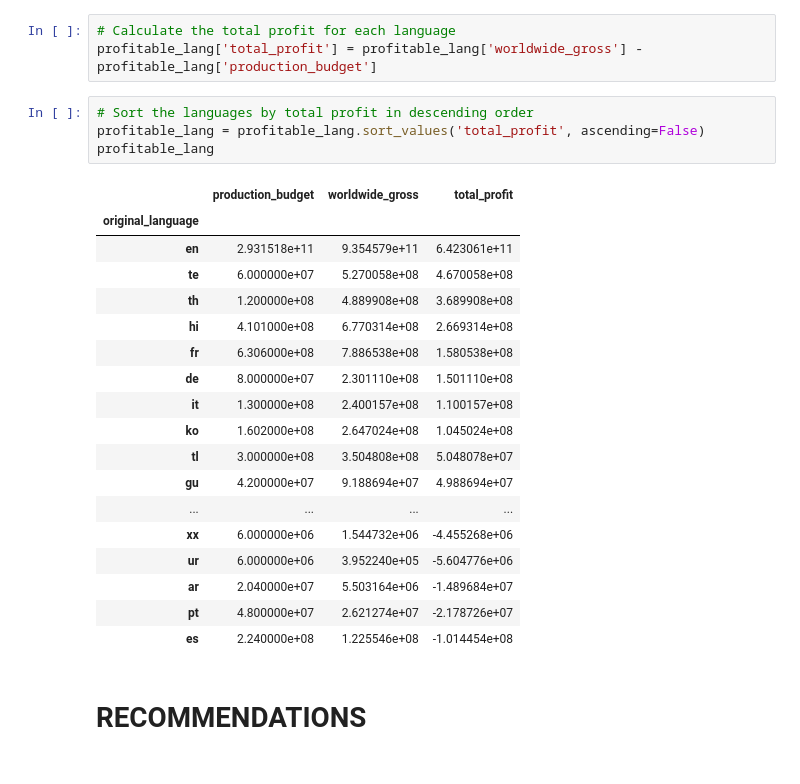
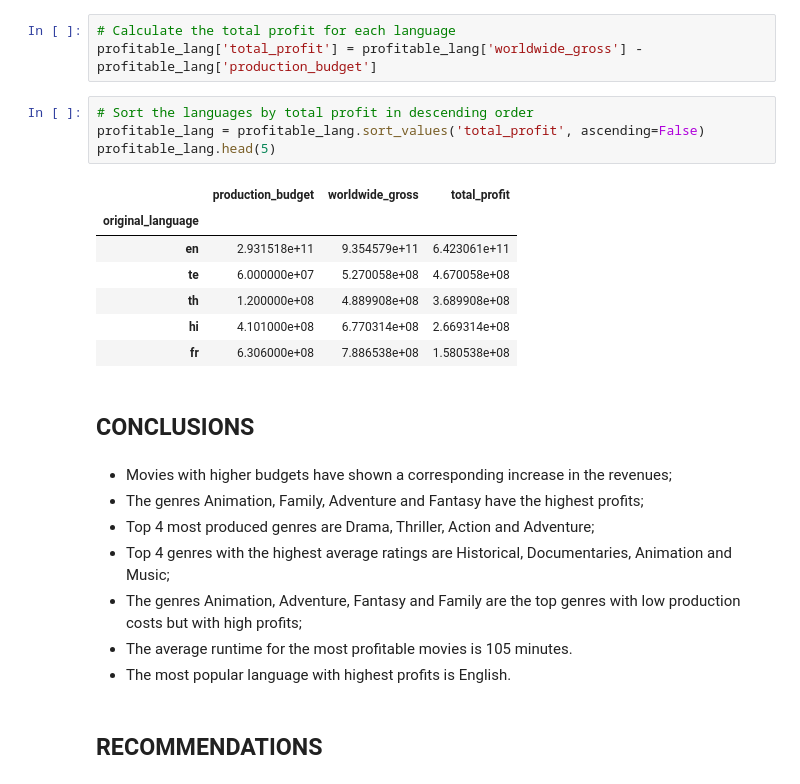
Before and after one commit to Muthoni-Kahura/dsc-phase-1-project, a Jupyter notebook: Phase_1_Project.ipynb, the cells around one changed output. Saved outputs shown, nothing was run; the diff lists cells and outputs as text.

```diff
--- a/Phase_1_Project.ipynb
+++ b/Phase_1_Project.ipynb
@@ -1321,25 +1313,24 @@ profitable_lang['total_profit'] = profitable_lang['worldwide_gross'] - profitabl
 # %%
 # Sort the languages by total profit in descending order
 profitable_lang = profitable_lang.sort_values('total_profit', ascending=False)
-profitable_lang
+profitable_lang.head(5)
 # %% [output]
 |  | production_budget | worldwide_gross | total_profit |
 | original_language |  |  |  |
 | en | 2.931518e+11 | 9.354579e+11 | 6.423061e+11 |
 | te | 6.000000e+07 | 5.270058e+08 | 4.670058e+08 |
 | th | 1.200000e+08 | 4.889908e+08 | 3.689908e+08 |
 | hi | 4.101000e+08 | 6.770314e+08 | 2.669314e+08 |
 | fr | 6.306000e+08 | 7.886538e+08 | 1.580538e+08 |
-| de | 8.000000e+07 | 2.301110e+08 | 1.501110e+08 |
-| it | 1.300000e+08 | 2.400157e+08 | 1.100157e+08 |
-| ko | 1.602000e+08 | 2.647024e+08 | 1.045024e+08 |
-| tl | 3.000000e+08 | 3.504808e+08 | 5.048078e+07 |
-| gu | 4.200000e+07 | 9.188694e+07 | 4.988694e+07 |
-| ... | ... | ... | ... |
-| xx | 6.000000e+06 | 1.544732e+06 | -4.455268e+06 |
-| ur | 6.000000e+06 | 3.952240e+05 | -5.604776e+06 |
-| ar | 2.040000e+07 | 5.503164e+06 | -1.489684e+07 |
-| pt | 4.800000e+07 | 2.621274e+07 | -2.178726e+07 |
-| es | 2.240000e+08 | 1.225546e+08 | -1.014454e+08 |
+# %% [markdown]
+## CONCLUSIONS
+# %% [markdown]
+* Movies with higher budgets have shown a corresponding increase in the revenues;
+* The genres Animation, Family, Adventure and Fantasy have the highest profits;
+* Top 4 most produced genres are Drama, Thriller, Action and Adventure;
+* Top 4 genres with the highest average ratings are Historical, Documentaries, Animation and Music;
+* The genres Animation, Adventure, Fantasy and Family are the top genres with low production costs but with high profits;
+* The average runtime for the most profitable movies is 105 minutes.
+* The most popular language with highest profits is English.
 # %% [markdown]
-# RECOMMENDATIONS
+## RECOMMENDATIONS
```
Also changed, not shown: parts of 16 cells of this notebook.
